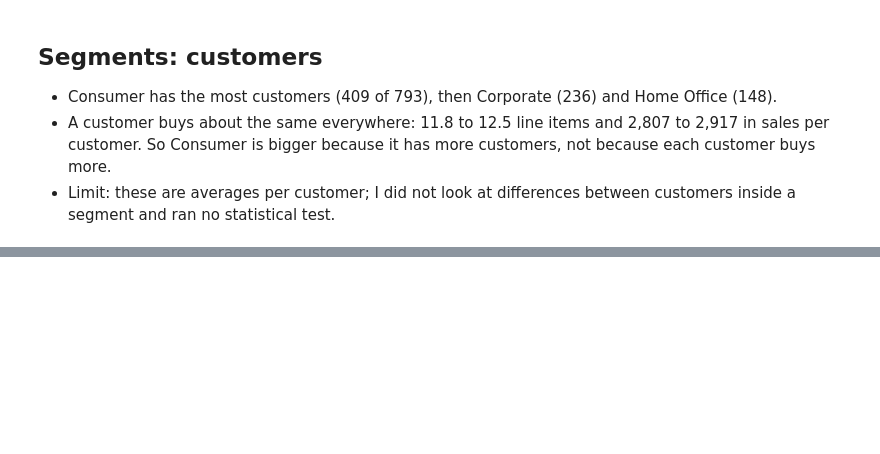
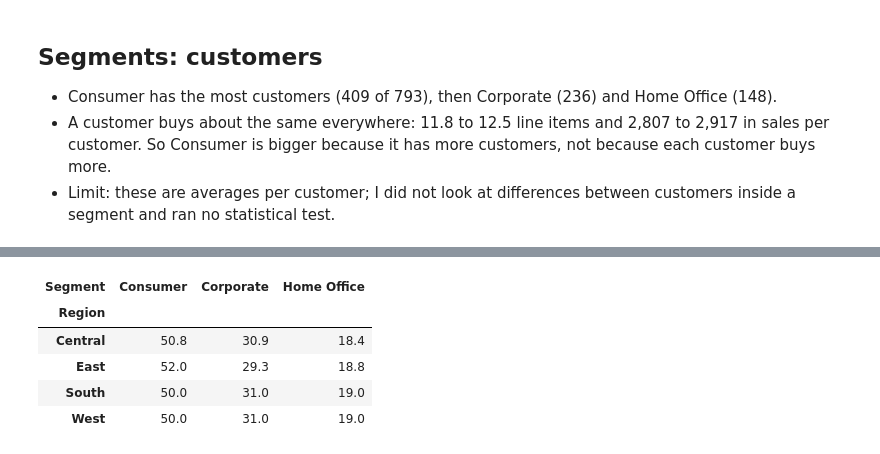
Before and after one commit to Bilal-data/superstore-sales-analysis, a Jupyter notebook: superstore_sales_analysis.ipynb, the cells around one changed output, grey strips where cells are left out. Drawn from its saved outputs; the diff is of its cells as text; code cells hidden in the pictures; blank space fills up the shorter version.

```diff
--- a/superstore_sales_analysis.ipynb
+++ b/superstore_sales_analysis.ipynb
@@ -302,0 +314,9 @@ by_seg
+# %%
+(rs.div(rs.sum(axis=1), axis=0) * 100).round(1)
+# %% [output]
+| Segment | Consumer | Corporate | Home Office |
+| Region |  |  |  |
+| Central | 50.8 | 30.9 | 18.4 |
+| East | 52.0 | 29.3 | 18.8 |
+| South | 50.0 | 31.0 | 19.0 |
+| West | 50.0 | 31.0 | 19.0 |
```
Also changed, not shown: parts of 3 cells of this notebook.
